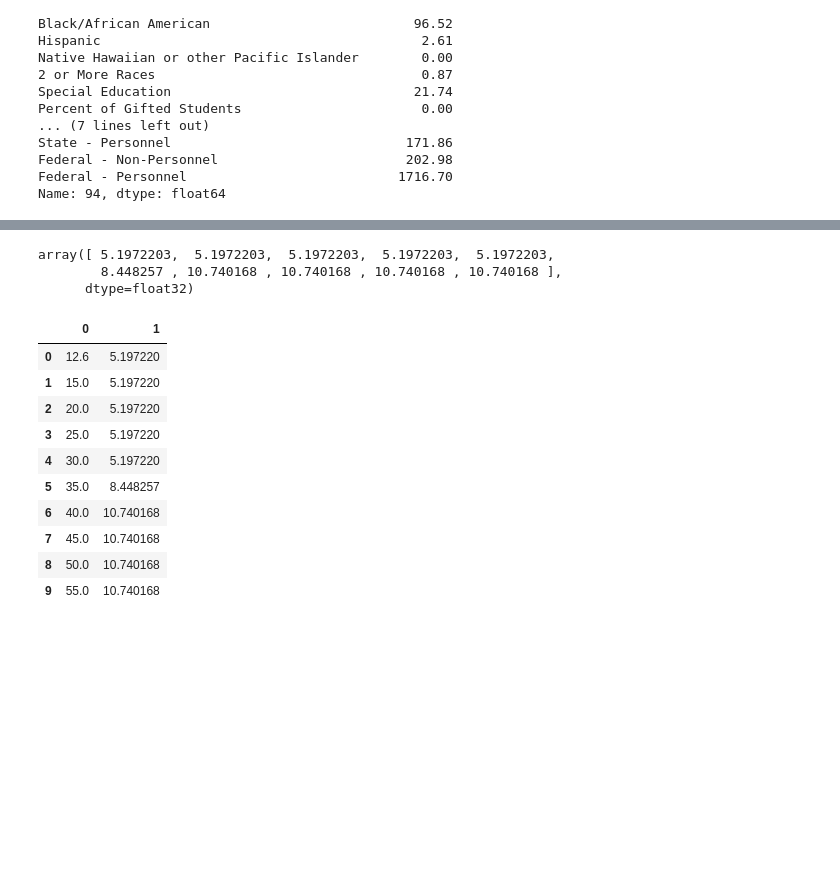
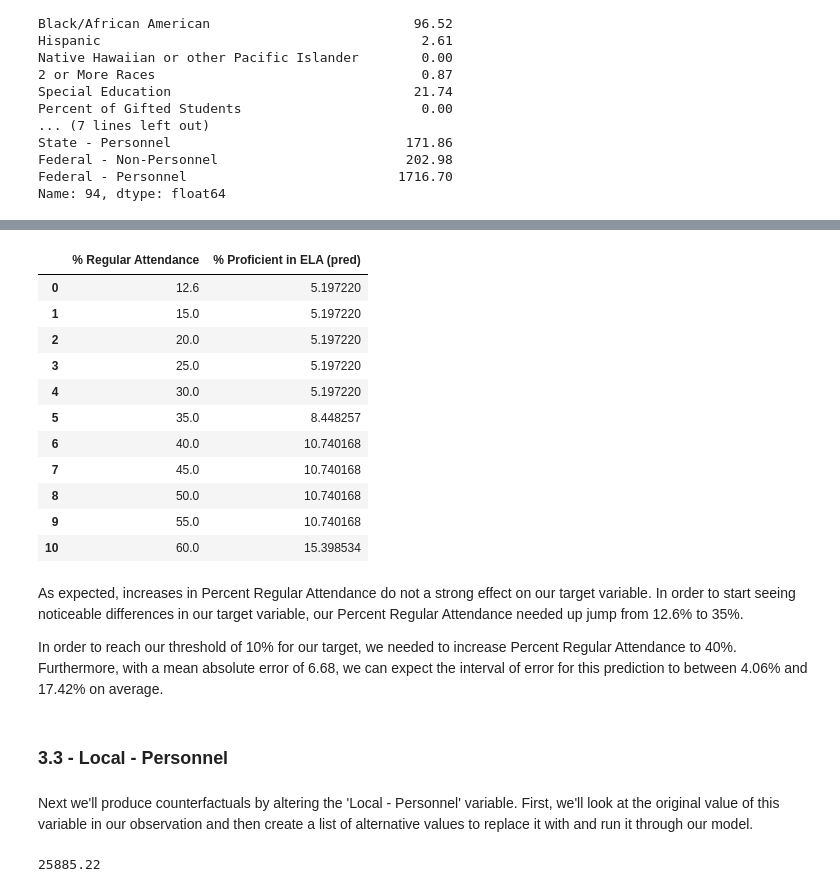
Before and after one commit to cchung106/Capstone-Three, a Jupyter notebook: Notebooks/04_modeling_pt2.ipynb, the cells around one changed output, grey strips where cells are left out. Drawn from its saved outputs; the diff is of its cells as text; code cells hidden in the pictures; blank space fills up the shorter version.

Commit message:
added counterfactual analysis for features

```diff
--- a/Notebooks/04_modeling_pt2.ipynb
+++ b/Notebooks/04_modeling_pt2.ipynb
@@ -224,3 +169,4 @@ Create a new dataframe with each row with a different value for this feature.
 # %%
-econ_df = pd.DataFrame(X_train_orig.iloc[94]).transpose().reset_index(drop = True)
-updated_row = pd.DataFrame(X_train_orig.iloc[94]).transpose().reset_index(drop = True)
+#establish observation as a dataframe
+econ_df = pd.DataFrame(X_train_orig.iloc[index]).transpose().reset_index(drop = True)
+econ_new_row = pd.DataFrame(X_train_orig.iloc[index]).transpose().reset_index(drop = True)
@@ -233,7 +173,8 @@ econ_df
 # %%
+# iterate through list of alternatives, update variable, and append this new row
 for val in econ:
-    updated_row['Economically Disadvantaged'] = val
-    econ_df = econ_df.append(updated_row, ignore_index=True)
+    econ_new_row['Economically Disadvantaged'] = val
+    econ_df = econ_df.append(econ_new_row, ignore_index=True)
 # %%
 econ_df
 # %% [output]
@@ -286,6 +251,8 @@ pd.DataFrame(zip(econ_df['Economically Disadvantaged'], list(econ_pred)),
 # %%
-att = np.arange(15, 60, 5)
+# create list of alternative values for 'Percent Regular Attendance (All Student)'
+att = np.arange(15, 65, 5)
 # %%
-att_df = pd.DataFrame(X_train_orig.iloc[94]).transpose().reset_index(drop = True)
-att_new_row = pd.DataFrame(X_train_orig.iloc[94]).transpose().reset_index(drop = True)
+#establish observation as a dataframe
+att_df = pd.DataFrame(X_train_orig.iloc[index]).transpose().reset_index(drop = True)
+att_new_row = pd.DataFrame(X_train_orig.iloc[index]).transpose().reset_index(drop = True)
 # %%
@@ -313,14 +284,14 @@ att_df_sc = sc.transform(att_df)
 att_pred = ELA_model.predict(att_df_sc)
-# %%
-att_pred
-# %% [output]
-array([ 5.1972203,  5.1972203,  5.1972203,  5.1972203,  5.1972203,
-        8.448257 , 10.740168 , 10.740168 , 10.740168 , 10.740168 ],
-      dtype=float32)
 # %%
-pd.DataFrame(zip(att_df['Percent Regular Attendance (All Student)'], list(att_pred)))
+# generate a table comparing the altered value and the predicted target variable
+att_results = pd.DataFrame(zip(att_df['Percent Regular Attendance (All Student)'], list(att_pred)),
+             columns = ['% Regular Attendance', '% Proficient in ELA (pred)']
+            )
+
+
+att_results
 # %% [output]
-|  | 0 | 1 |
+|  | % Regular Attendance | % Proficient in ELA (pred) |
 | 0 | 12.6 | 5.197220 |
 | 1 | 15.0 | 5.197220 |
 | 2 | 20.0 | 5.197220 |
@@ -331,3 +302,17 @@ pd.DataFrame(zip(att_df['Percent Regular Attendance (All Student)'], list(att_pr
 | 7 | 45.0 | 10.740168 |
 | 8 | 50.0 | 10.740168 |
 | 9 | 55.0 | 10.740168 |
+| 10 | 60.0 | 15.398534 |
+# %% [markdown]
+As expected, increases in Percent Regular Attendance do not a strong effect on our target variable.  In order to start seeing noticeable differences in our target variable, our Percent Regular Attendance needed up jump from 12.6% to 35%.
+
+In order to reach our threshold of 10% for our target, we needed to increase Percent Regular Attendance to 40%.  Furthermore, with a mean absolute error of 6.68, we can expect the interval of error for this prediction to between 4.06% and 17.42% on average.
+# %% [markdown]
+<a id='section3.3'></a>
+### 3.3 - Local - Personnel
+# %% [markdown]
+Next we'll produce counterfactuals by altering the 'Local - Personnel' variable.  First, we'll look at the original value of this variable in our observation and then create a list of alternative values to replace it with and run it through our model.
+# %%
+X_train_orig.iloc[index]['Local - Personnel']
+# %% [output]
+25885.22
```
Also changed, not shown: parts of 63 cells of this notebook.
